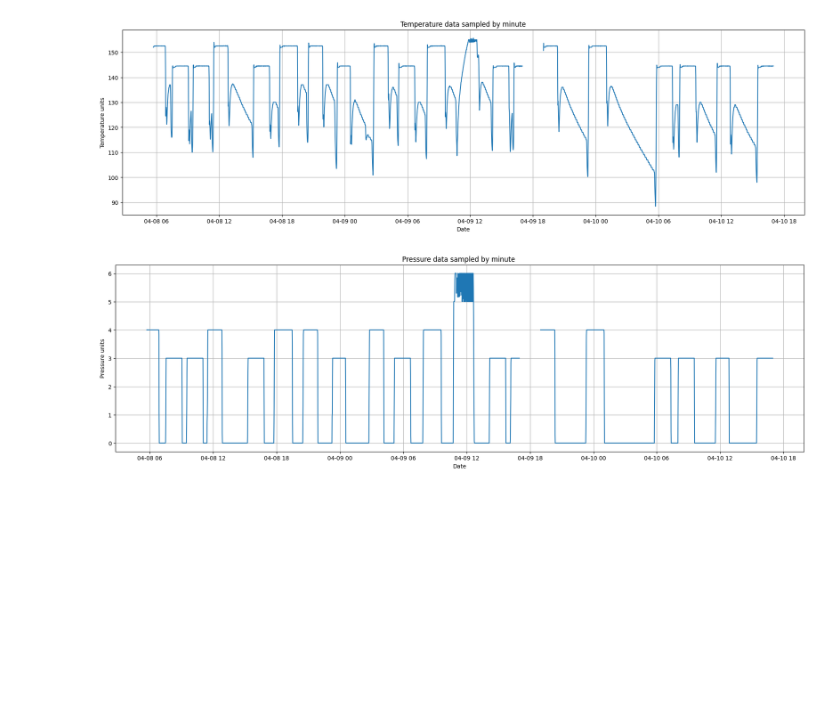
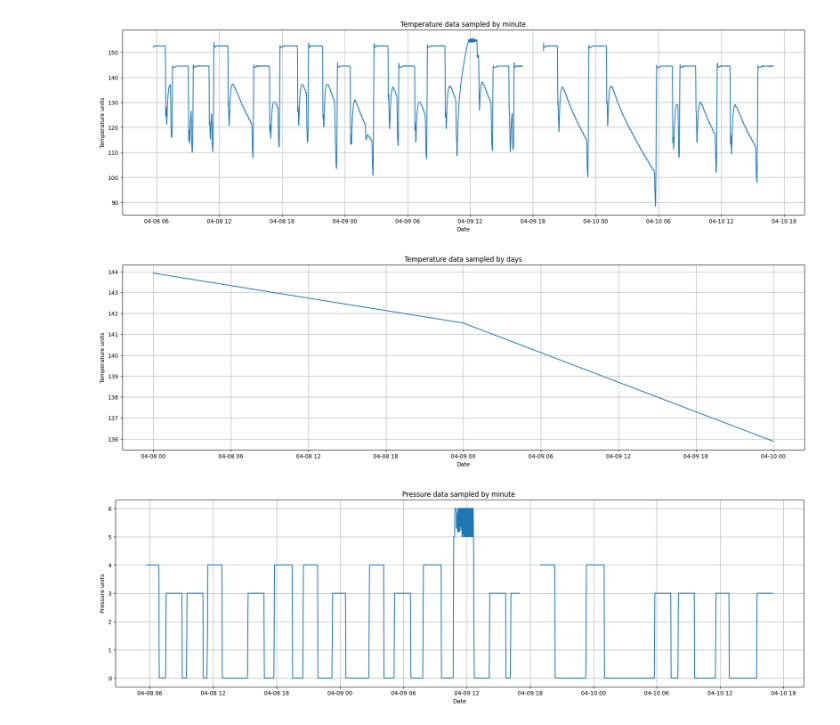
Before and after one commit to emm-gl/Referenz, a Jupyter notebook: cont_challenge.ipynb, the cells around one changed output. Cells and saved outputs as stored; diff of their text form; code cells hidden in the pictures; blank space fills up the shorter version.

```diff
--- a/cont_challenge.ipynb
+++ b/cont_challenge.ipynb
@@ -303,36 +406,14 @@ max           6.000000
 Name: value_integer, dtype: float64
 # %% [markdown]
 ## Plotting:
-# %%
-def plot(df, y_column_name, title, x_label, y_label, sample):
-    """
-    Plots a specified column of the resampled DataFrame.
-
-    Parameters:
-        df_resampled (DataFrame): Resampled DataFrame containing datetime index.
-        column_name (str): Name of the column to plot.
-
-    Returns:
-        None
-    """
-    #Isolate numerical data
-    df_plot = df[["value_integer", "system_time", "ingestion_date"]]
-    df_plot.set_index('system_time', inplace=True)
-
-    #Resample each desired unit to plot propperly
-    df_resampled = df_plot.resample(sample).mean()
-
-    plt.figure(figsize=(22, 6))  # Adjust figure size as needed
-    plt.plot(df_resampled[y_column_name])
-    plt.xlabel(x_label)    # Add label for x-axis
-    plt.ylabel(y_label)    # Add label for y-axis
-    plt.title(title)  # Add title to the plot
-    plt.grid(True)                # Add gridlines
-    plt.show()
 # %%
 plot(df_temperature, "value_integer", "Temperature data sampled by minute", "Date", "Temperature units", 'T') #T -> Minutes
 # %% [output]
 [figure]
+# %%
+plot(df_temperature, "value_integer", "Temperature data sampled by days", "Date", "Temperature units", 'D')
+# %% [output]
+[figure, added]
 # %%
 plot(df_pressure, "value_integer", "Pressure data sampled by minute ", "Date", "Pressure units", "T") #T -> Minutes
 # %% [output]
```
Also changed, not shown: parts of 18 cells of this notebook.
